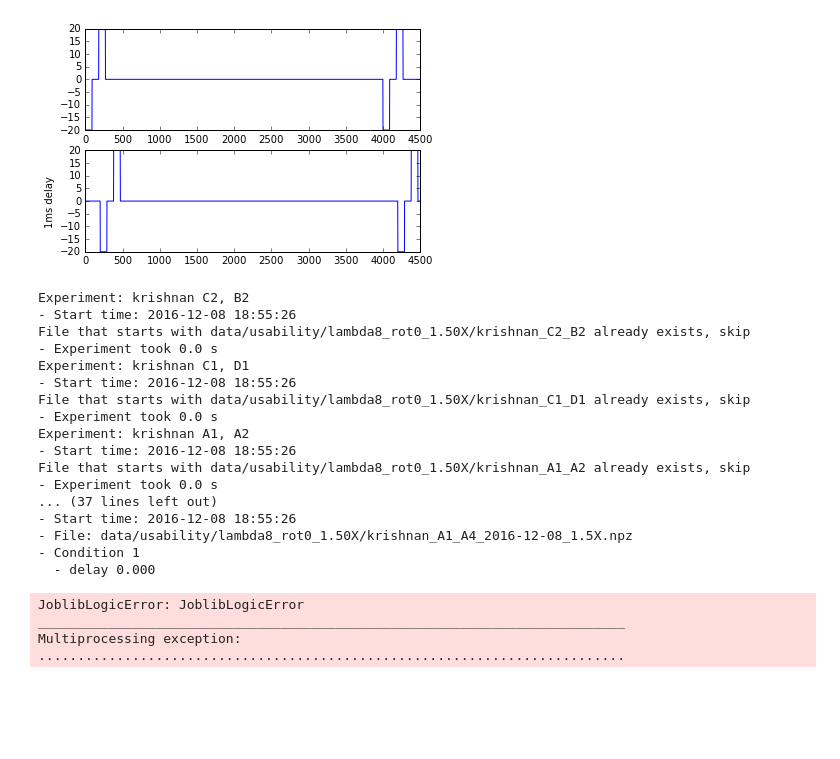
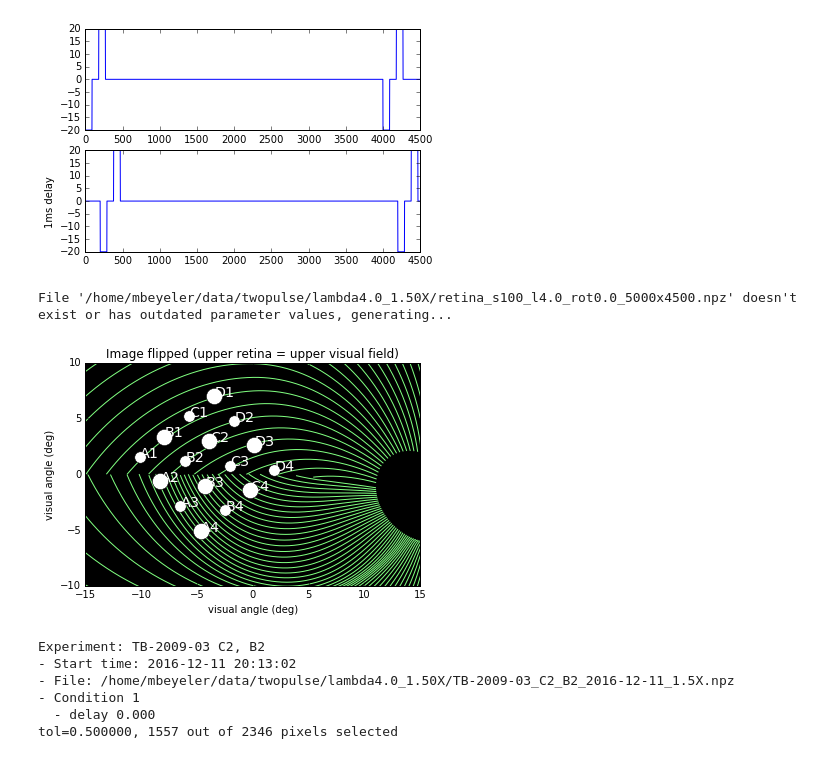
Before and after one commit to mbeyeler/pulse2percept, a Jupyter notebook: examples/notebooks/1.2-mb-exp-Horsager2011-run.ipynb, the cells around one changed output. Drawn from its saved outputs; the diff is of its cells as text; code cells hidden in the pictures; blank space fills up the shorter version.

```diff
--- a/examples/notebooks/1.2-mb-exp-Horsager2011-run.ipynb
+++ b/examples/notebooks/1.2-mb-exp-Horsager2011-run.ipynb
@@ -8,13 +8,3 @@ from pulse2percept.utils import TimeSeries
 
 import matplotlib.pyplot as plt
 %matplotlib inline
-# %%
-def setup_model(exp_params):
-    model = dict()
-    model['tm'] = ec2b.TemporalModel(tsample=exp_params['tsample'])
-    model['implant'] = e2cm.ArgusI(x_center=-5141, y_center=-449, h=100, rot=38*np.pi/180)
-    model['retina'] = e2cm.Retina(sampling=exp_params['r_sampling'],
-                                  xlo=-7500, xhi=-2500, ylo=-3000, yhi=2000,
-                                  axon_lambda=exp_params['axon_lambda'],
-                                  rot=exp_params['r_rot_deg']*np.pi/180)
-    return model
@@ -145,39 +178,41 @@ plt.ylabel('1ms delay')
 # %%
 exp_params = dict()
 
 # give the experiment a name
-exp_params['name'] = 'krishnan'
+exp_params['name'] = 'TB-2009-03'
 
 # sampling step in seconds
 exp_params['tsample'] = 0.005 / 1000
 
 # some factor x threshold
 exp_params['fac_thresh'] = 1.5
 
 # threshold current in micro amps
 exp_params['amp_thresh'] = 15
 
 # reference current at `fac_thresh` times threshold
 exp_params['amp_ref'] = exp_params['fac_thresh'] * exp_params['amp_thresh']
 
 # whether to use effective current map (True) or current map (False)
 exp_params['use_ecs'] = True
 
-exp_params['axon_lambda'] = 8
-exp_params['r_sampling'] = 150
+exp_params['axon_lambda'] = 4
+exp_params['r_sampling'] = 100
 exp_params['r_rot_deg'] = 0
-exp_params['integrationtype'] = 'dotproduct'
+exp_params['tol'] = 0.5
 
 # where to save the data (relative path)
-exp_params['save_dir'] = 'data/usability/lambda%s_rot%.0f_%.2fX/' % (exp_params['axon_lambda'],
-                                                                     exp_params['r_rot_deg'],
-                                                                     exp_params['fac_thresh'])
+exp_params['save_dir'] = '/home/mbeyeler/data/twopulse/lambda%.1f_%.2fX/' % (exp_params['axon_lambda'],
+                                                                             exp_params['fac_thresh'])
 
 model = setup_model(exp_params)
+# %% [output]
+File '/home/mbeyeler/data/twopulse/lambda4.0_1.50X/retina_s100_l4.0_rot0.0_5000x4500.npz' doesn't exist or has outdated parameter values, generating...
+[figure, added]
 # %%
-# 13 different electrode pairs
-name_E1 = ['C2','C1','A1','C3','C1','C3','B3','A4','B2','A2','B3','A1','A1','C4']
-name_E2 = ['B2','D1','A2','C2','B1','B2','B2','B4','B4','C2','B1','C1','A4','C1']
+# all electrode pairs
+name_E1 = ['C2','C1','B3','A1','A1','C4','A1','C3','C1','C3','B3','A4','B2','A2']
+name_E2 = ['B2','D1','B1','C1','A4','C1','A2','C2','B1','B2','B2','B4','B4','C2']
 
 for name1, name2 in zip(name_E1, name_E2):
     exp_params['name_E1'] = name1
@@ -186,24 +221,9 @@ for name1, name2 in zip(name_E1, name_E2):
     t_exe = %timeit -oq -n1 -r1 run_experiment(exp_params, model)
     print('- Experiment took %.1f s' % t_exe.best)
 # %% [output]
-Experiment: krishnan C2, B2
-- Start time: 2016-12-08 18:55:26
-File that starts with data/usability/lambda8_rot0_1.50X/krishnan_C2_B2 already exists, skip
-- Experiment took 0.0 s
-Experiment: krishnan C1, D1
-- Start time: 2016-12-08 18:55:26
-File that starts with data/usability/lambda8_rot0_1.50X/krishnan_C1_D1 already exists, skip
-- Experiment took 0.0 s
-Experiment: krishnan A1, A2
-- Start time: 2016-12-08 18:55:26
-File that starts with data/usability/lambda8_rot0_1.50X/krishnan_A1_A2 already exists, skip
-- Experiment took 0.0 s
-... (37 lines left out)
-- Start time: 2016-12-08 18:55:26
-- File: data/usability/lambda8_rot0_1.50X/krishnan_A1_A4_2016-12-08_1.5X.npz
+Experiment: TB-2009-03 C2, B2
+- Start time: 2016-12-11 20:13:02
+- File: /home/mbeyeler/data/twopulse/lambda4.0_1.50X/TB-2009-03_C2_B2_2016-12-11_1.5X.npz
 - Condition 1
   - delay 0.000
+tol=0.500000, 1557 out of 2346 pixels selected
-JoblibLogicError: JoblibLogicError
-___________________________________________________________________________
-Multiprocessing exception:
-...........................................................................
```
Also changed, not shown: parts of 2 cells of this notebook, 4 other files.
